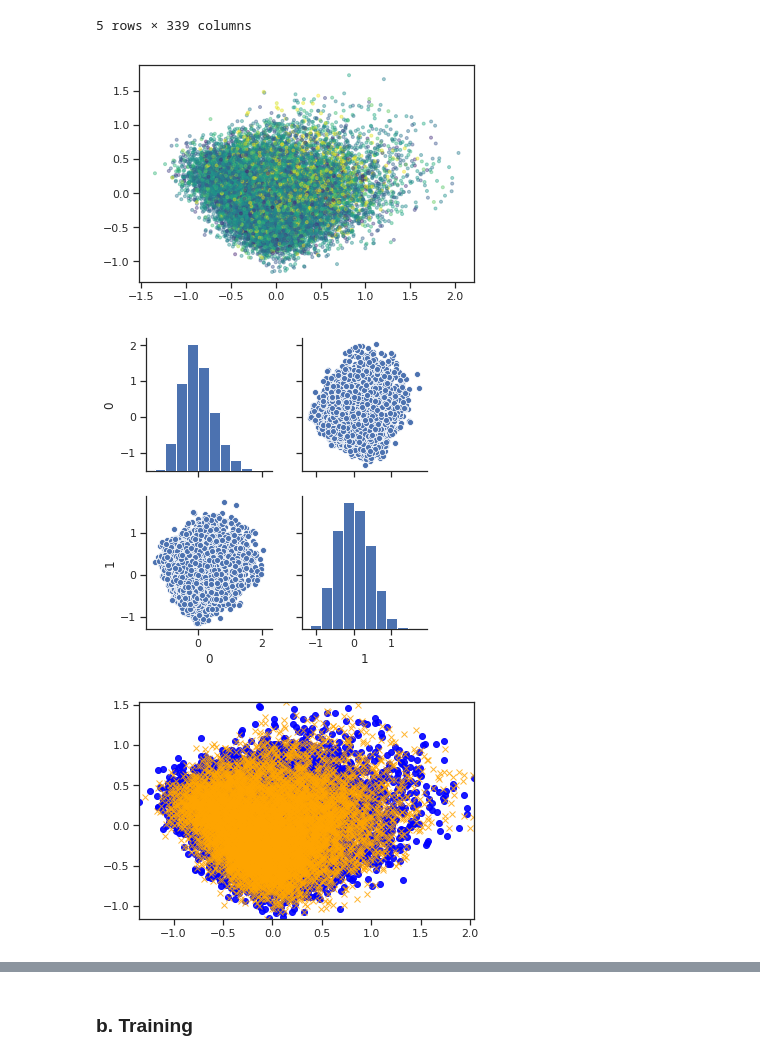
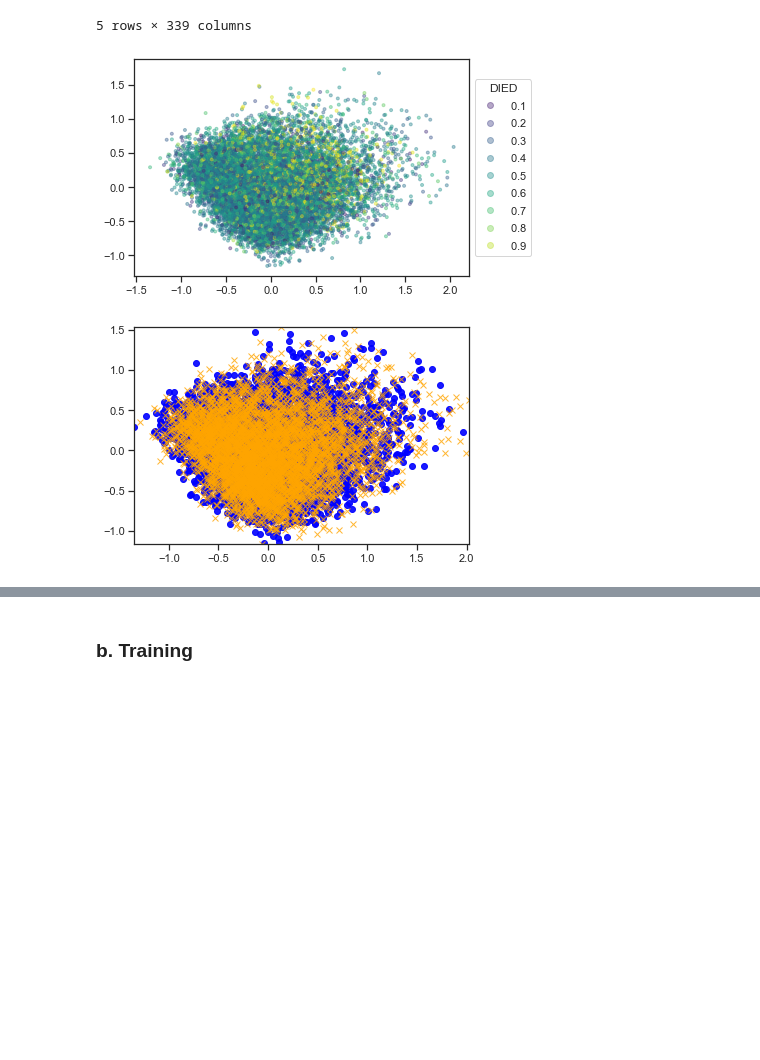
Before and after one commit to Didayolo/generators, a Jupyter notebook: vae_benchmark.ipynb, the cells around one changed output, grey strips where cells are left out. Drawn from its saved outputs; the diff is of its cells as text; code cells hidden in the pictures; blank space fills up the shorter version.

```diff
--- a/vae_benchmark.ipynb
+++ b/vae_benchmark.ipynb
@@ -29,19 +41,3 @@ x_train.head()
 | 3 | 0.076284 | 0.615019 | 0.186723 | 0.455209 | 0.347381 | 0.288593 | 0.731176 | 0.778186 | 0.010623 | ... |
 | 4 | 0.180657 | 0.602065 | 0.864738 | 0.804294 | 0.297092 | 0.227642 | 0.029551 | 0.576505 | 0.012278 | ... |
 5 rows × 339 columns
-# %%
-x_train.set_class('DIED')
-c_tr = np.array(x_train.get_data('y').T).ravel()
-
-x_test.set_class('DIED')
-c_te = np.array(x_test.get_data('y').T).ravel()
-
-pca = x_train.pca(n_components=2).plot(c=c_tr)
-
-pca_tr = x_train.pca(n_components=2)[:8000]
-pca_te = x_test.pca(n_components=2)[:8000]
-ad.plot(pca_tr, pca_te)
-# %% [output]
-[figure, removed]
-[figure, removed]
-[figure, removed]
@@ -49,0 +44,11 @@ ad.plot(pca_tr, pca_te)
+# %%
+nb_to_plot = min(train.shape[0], 5000)
+
+pca = train.pca(n_components=2).plot(c=train.get_data('y'))
+
+pca_tr = train.pca(n_components=2)[:nb_to_plot]
+pca_te = test.pca(n_components=2)[:nb_to_plot]
+apd.plot(pca_tr, pca_te)
+# %% [output]
+[figure, added]
+[figure, added]
```
Also changed, not shown: parts of 13 cells of this notebook.
